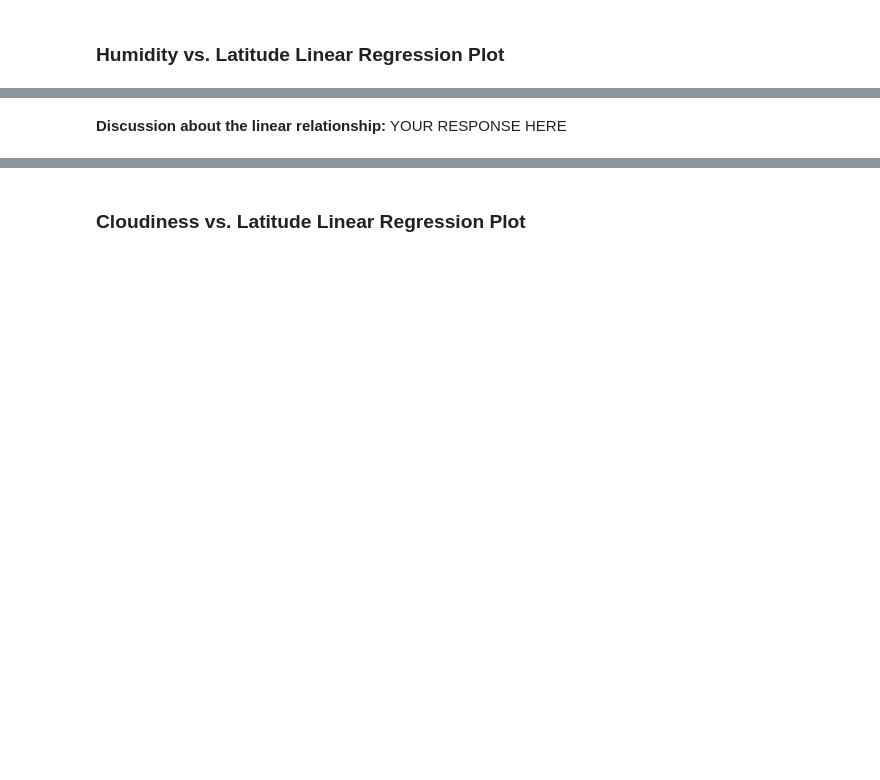
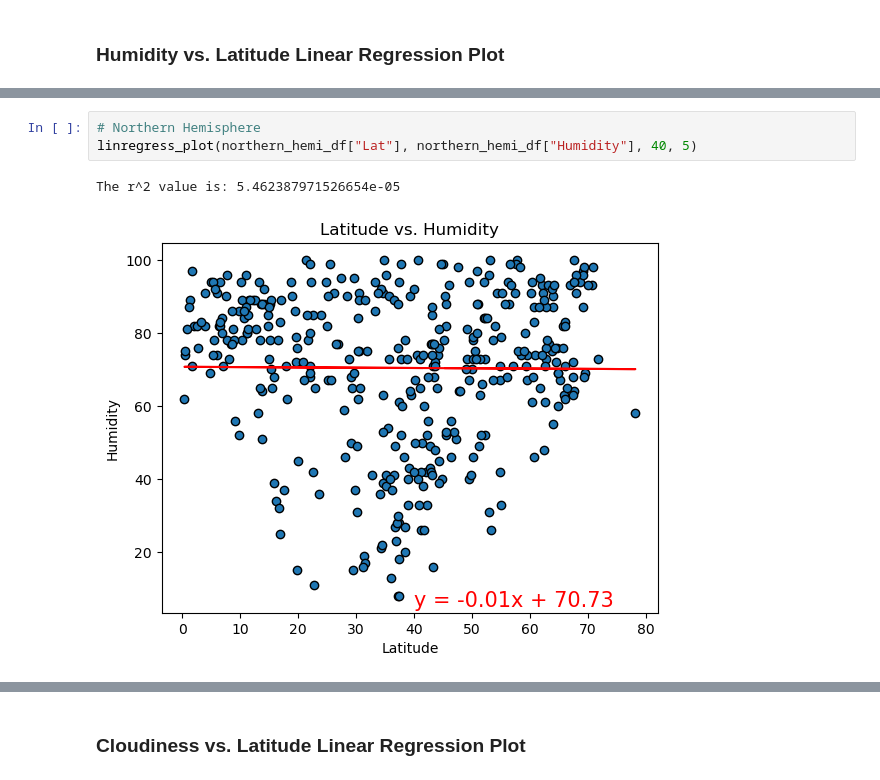
Before and after one commit to nbscarth/python-api-challenge, a Jupyter notebook: Weatherpy/WeatherPy.ipynb, the cells around one changed output, grey strips where cells are left out. Drawn from its saved outputs; the diff is of its cells as text; blank space fills up the shorter version.

```diff
--- a/Weatherpy/WeatherPy.ipynb
+++ b/Weatherpy/WeatherPy.ipynb
@@ -334,2 +341,6 @@ The r^2-value is: 0.00014367159540169783
-# %% [markdown]
-**Discussion about the linear relationship:** YOUR RESPONSE HERE
+# %%
+# Northern Hemisphere
+linregress_plot(northern_hemi_df["Lat"], northern_hemi_df["Humidity"], 40, 5)
+# %% [output]
+The r^2 value is: 5.462387971526654e-05
+[figure, added]
```
Also changed, not shown: parts of 25 cells of this notebook, 1 other file.
